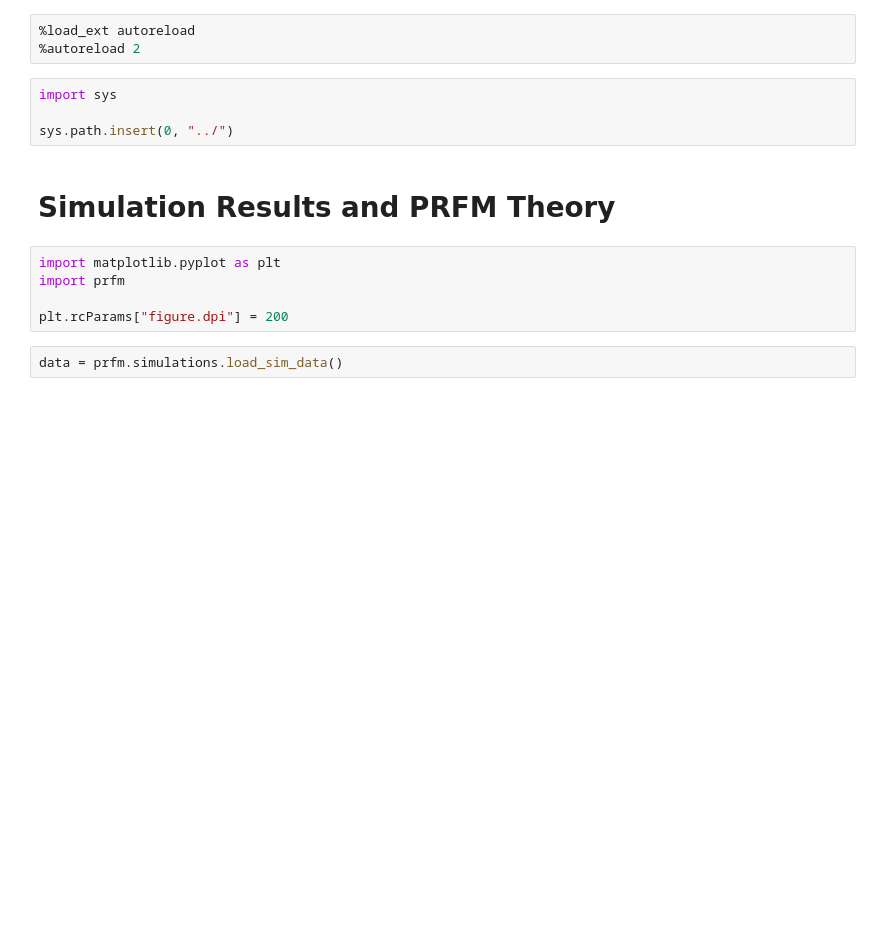
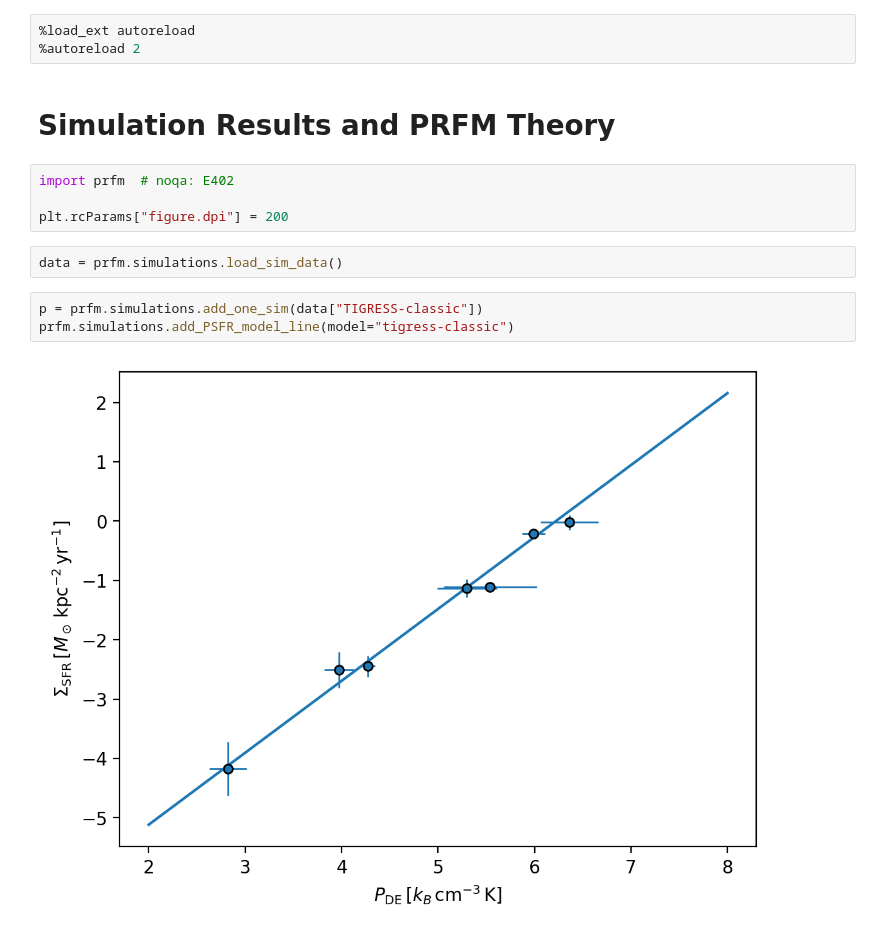
Before and after one commit to changgoo/PRFM, a Jupyter notebook: book/prfm_sims.ipynb, the cells around one changed output. Drawn from its saved outputs; the diff is of its cells as text; blank space fills up the shorter version.

```diff
--- a/book/prfm_sims.ipynb
+++ b/book/prfm_sims.ipynb
@@ -1,19 +6,19 @@
 # %%
 %load_ext autoreload
 %autoreload 2
-# %%
-import sys
-
-sys.path.insert(0, "../")
 # %% [markdown]
 # Simulation Results and PRFM Theory
 # %%
-import matplotlib.pyplot as plt
-import prfm
+import prfm  # noqa: E402
 
 plt.rcParams["figure.dpi"] = 200
 # %%
 data = prfm.simulations.load_sim_data()
+# %%
+p = prfm.simulations.add_one_sim(data["TIGRESS-classic"])
+prfm.simulations.add_PSFR_model_line(model="tigress-classic")
+# %% [output]
+[figure, added]
 # %%
 # all simulations
 for i, (k, d) in enumerate(data.items()):
```
Also changed, not shown: parts of 5 cells of this notebook, 3 other files.
